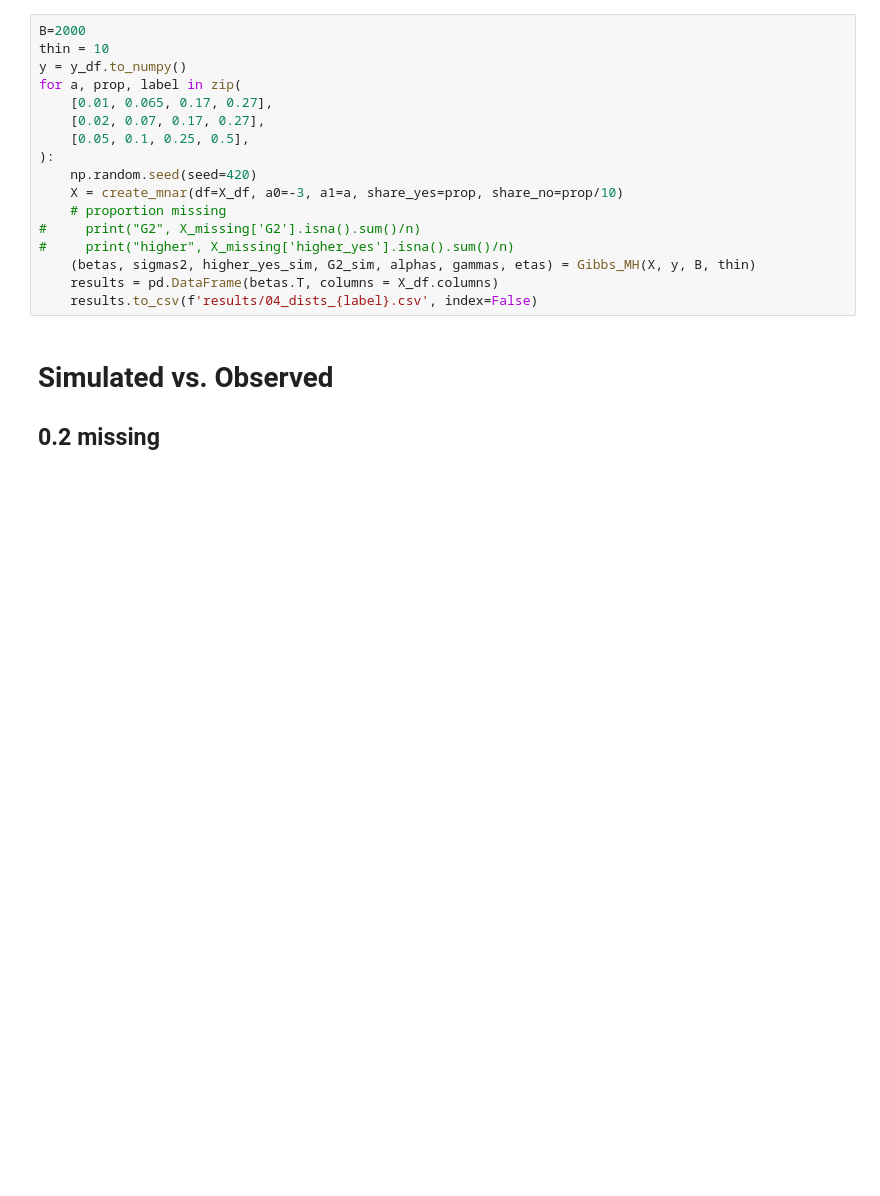
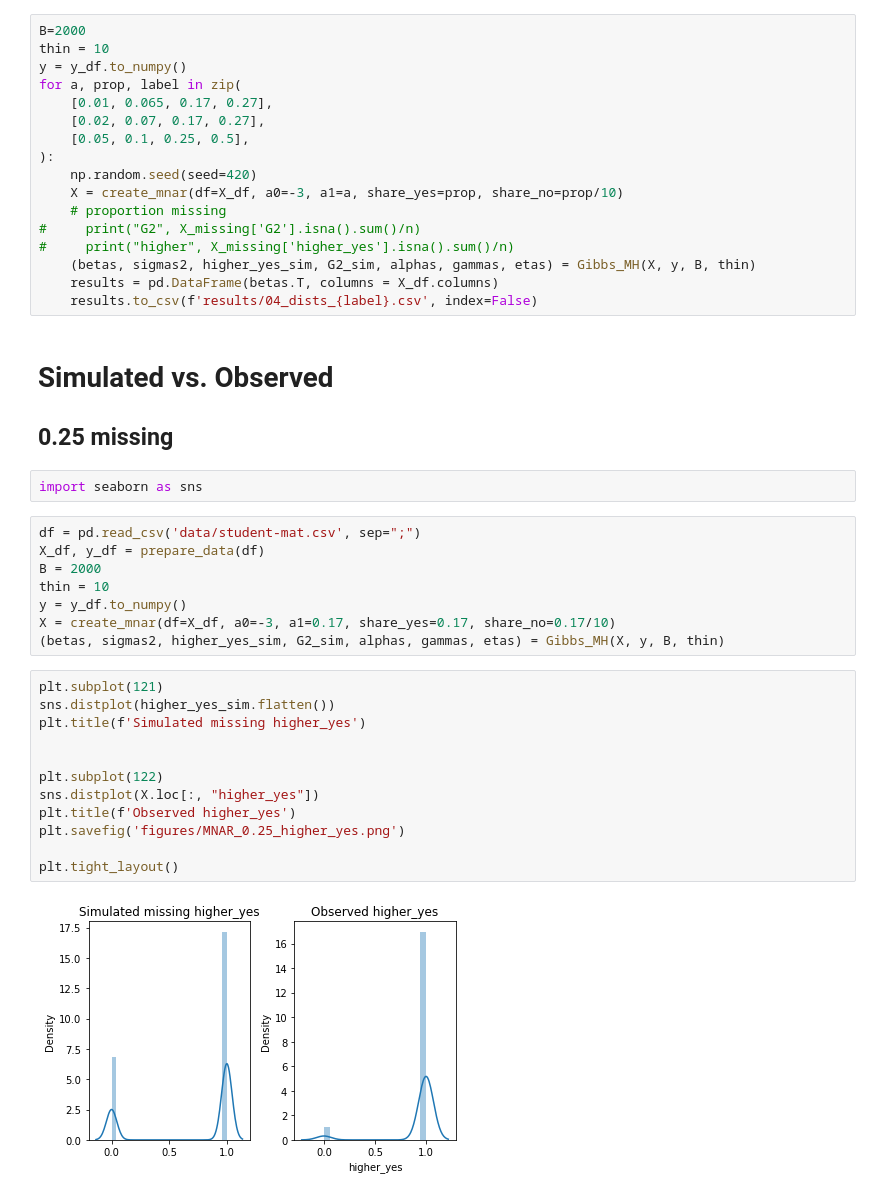
Before and after one commit to lbotti319/bayesian_math_scores, a Jupyter notebook: 04_MNAR_Model.ipynb, the cells around one changed output. Cells and saved outputs as stored; diff of their text form; blank space fills up the shorter version.

Commit message:
adding cells for observed vs. simulated missing values plots

```diff
--- a/04_MNAR_Model.ipynb
+++ b/04_MNAR_Model.ipynb
@@ -155,4 +153,28 @@ for a, prop, label in zip(
     results.to_csv(f'results/04_dists_{label}.csv', index=False)
 # %% [markdown]
 # Simulated vs. Observed
-## 0.2 missing
+## 0.25 missing
+# %%
+import seaborn as sns
+# %%
+df = pd.read_csv('data/student-mat.csv', sep=";")
+X_df, y_df = prepare_data(df)
+B = 2000
+thin = 10
+y = y_df.to_numpy()
+X = create_mnar(df=X_df, a0=-3, a1=0.17, share_yes=0.17, share_no=0.17/10)
+(betas, sigmas2, higher_yes_sim, G2_sim, alphas, gammas, etas) = Gibbs_MH(X, y, B, thin)
+# %%
+plt.subplot(121)
+sns.distplot(higher_yes_sim.flatten())
+plt.title(f'Simulated missing higher_yes')
+
+
+plt.subplot(122)
+sns.distplot(X.loc[:, "higher_yes"])
+plt.title(f'Observed higher_yes')
+plt.savefig('figures/MNAR_0.25_higher_yes.png')
+
+plt.tight_layout()
+# %% [output]
+[figure, added]
```
Also changed, not shown: parts of 6 cells of this notebook, 1 other file.
